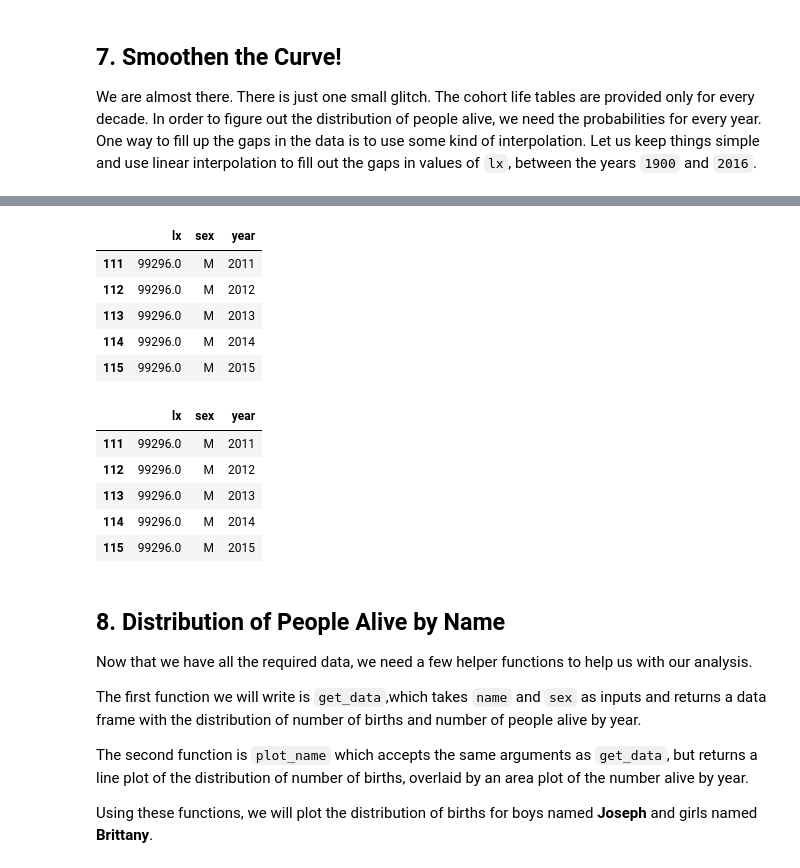
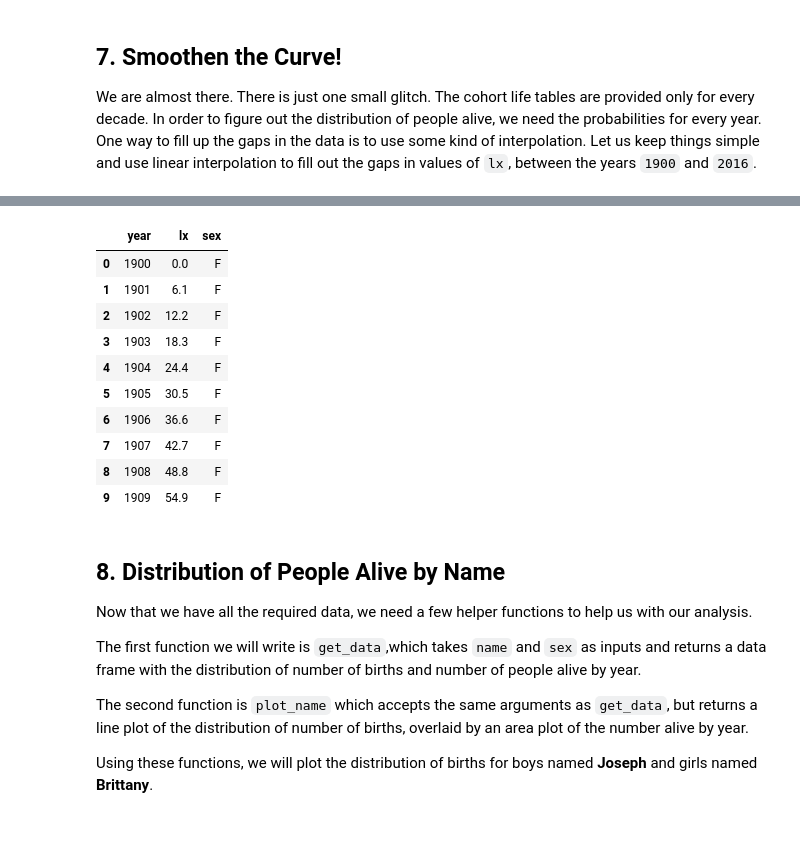
Before and after one commit to Ventsislav-Yordanov/DataCamp-Projects, a Jupyter notebook: What is in a name/What is in a name.ipynb, the cells around one changed output, grey strips where cells are left out. Drawn from its saved outputs; the diff is of its cells as text; code cells hidden in the pictures; blank space fills up the shorter version.

```diff
--- a/What is in a name/What is in a name.ipynb
+++ b/What is in a name/What is in a name.ipynb
@@ -273,10 +240,0 @@ female.tail()
-# %%
-male = get_data_by_sex("M", lifetables_2016)
-male.tail()
-# %% [output]
-|  | lx | sex | year |
-| 111 | 99296.0 | M | 2011 |
-| 112 | 99296.0 | M | 2012 |
-| 113 | 99296.0 | M | 2013 |
-| 114 | 99296.0 | M | 2014 |
-| 115 | 99296.0 | M | 2015 |
@@ -287,13 +241,28 @@ assert set(target_years).issubset(male['year'])
-# %%
-lifetable_2016_s = female.append(male)
-lifetable_2016_s.tail()
-# %% [output]
-|  | lx | sex | year |
-| 111 | 99296.0 | M | 2011 |
-| 112 | 99296.0 | M | 2012 |
-| 113 | 99296.0 | M | 2013 |
-| 114 | 99296.0 | M | 2014 |
-| 115 | 99296.0 | M | 2015 |
+# %%
+dataframes = []
+years = np.arange(1900, 2016)
+
+for sex in ["F", "M"]:
+    filtered = lifetables_2016[lifetables_2016.sex == sex]
+    filtered = filtered[["year", "lx"]]
+    data = filtered.set_index("year").reindex(years).interpolate().reset_index()
+    data["sex"] = sex
+    dataframes.append(data)
+
+lifetable_2016_s = pd.concat(dataframes)
+lifetable_2016_s.head(10)
+# %% [output]
+|  | year | lx | sex |
+| 0 | 1900 | 0.0 | F |
+| 1 | 1901 | 6.1 | F |
+| 2 | 1902 | 12.2 | F |
+| 3 | 1903 | 18.3 | F |
+| 4 | 1904 | 24.4 | F |
+| 5 | 1905 | 30.5 | F |
+| 6 | 1906 | 36.6 | F |
+| 7 | 1907 | 42.7 | F |
+| 8 | 1908 | 48.8 | F |
+| 9 | 1909 | 54.9 | F |
 # %% [markdown]
 ## 8. Distribution of People Alive by Name
 <p>Now that we have all the required data, we need a few helper functions to help us with our analysis. </p>
```
Also changed, not shown: parts of 4 cells of this notebook.
